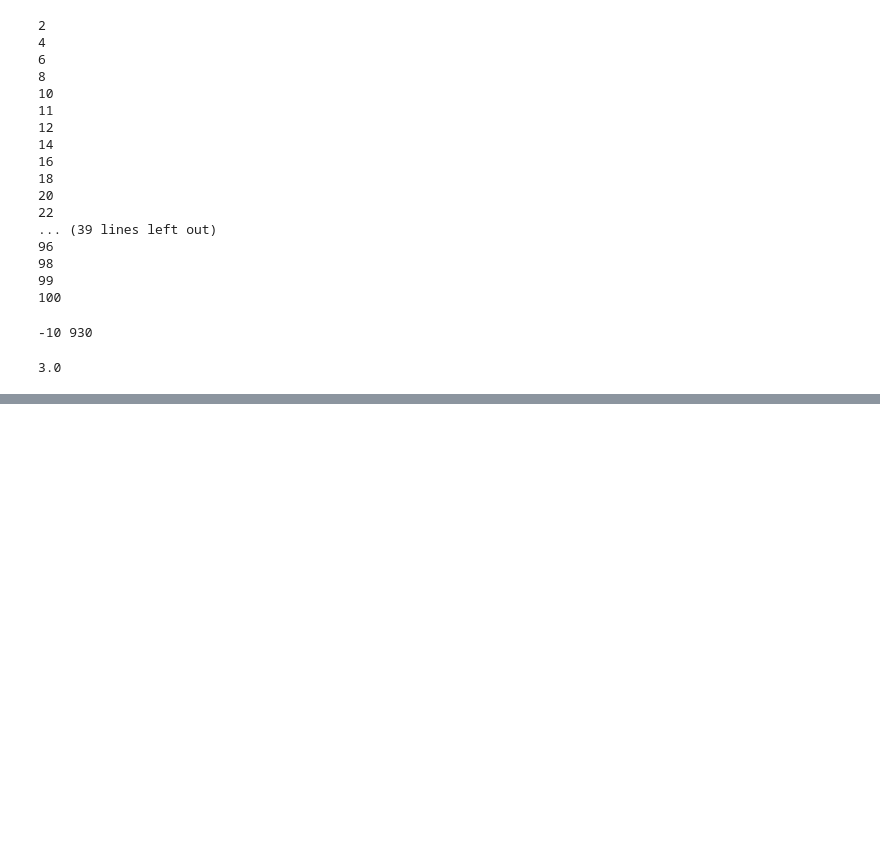
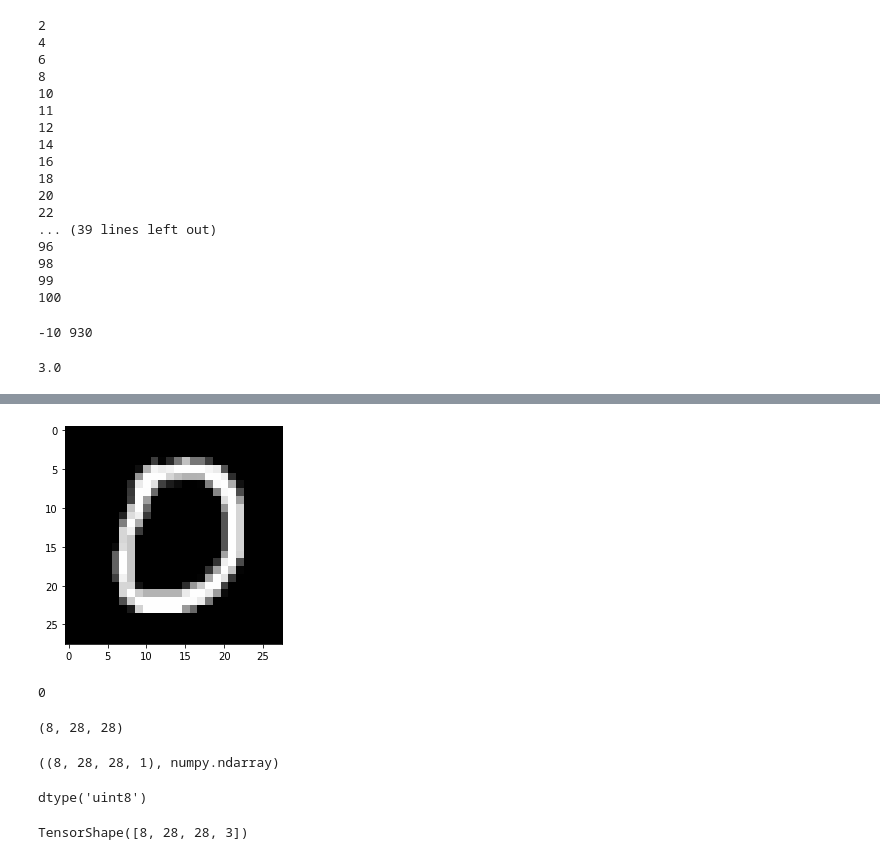
Before and after one commit to ang-jae/Python, a Jupyter notebook: 8. NBayes_before.ipynb, the cells around one changed output, grey strips where cells are left out. Drawn from its saved outputs; the diff is of its cells as text; code cells hidden in the pictures; blank space fills up the shorter version.

```diff
--- a/8. NBayes_before.ipynb
+++ b/8. NBayes_before.ipynb
@@ -346,0 +620,19 @@ print(avg)
+# %%
+plt.imshow(test_x[10], 'gray')
+plt.show()
+# %% [output]
+[figure, added]
+# %%
+test_y[10]
+# %% [output]
+0
+# %%
+image = train_x[0:8]
+image.shape
+# %% [output]
+(8, 28, 28)
+# %%
+image8 = image[..., tf.newaxis]
+image8.shape, type(image8)
+# %% [output]
+((8, 28, 28, 1), numpy.ndarray)
@@ -346,0 +641,10 @@ print(avg)
+# %%
+image8.dtype
+# %% [output]
+dtype('uint8')
+# %%
+image8 = tf.cast(image8, dtype=tf.float32)
+output = layer(image8)
+output.shape
+# %% [output]
+TensorShape([8, 28, 28, 3])
```
Also changed, not shown: parts of 70 cells of this notebook.
